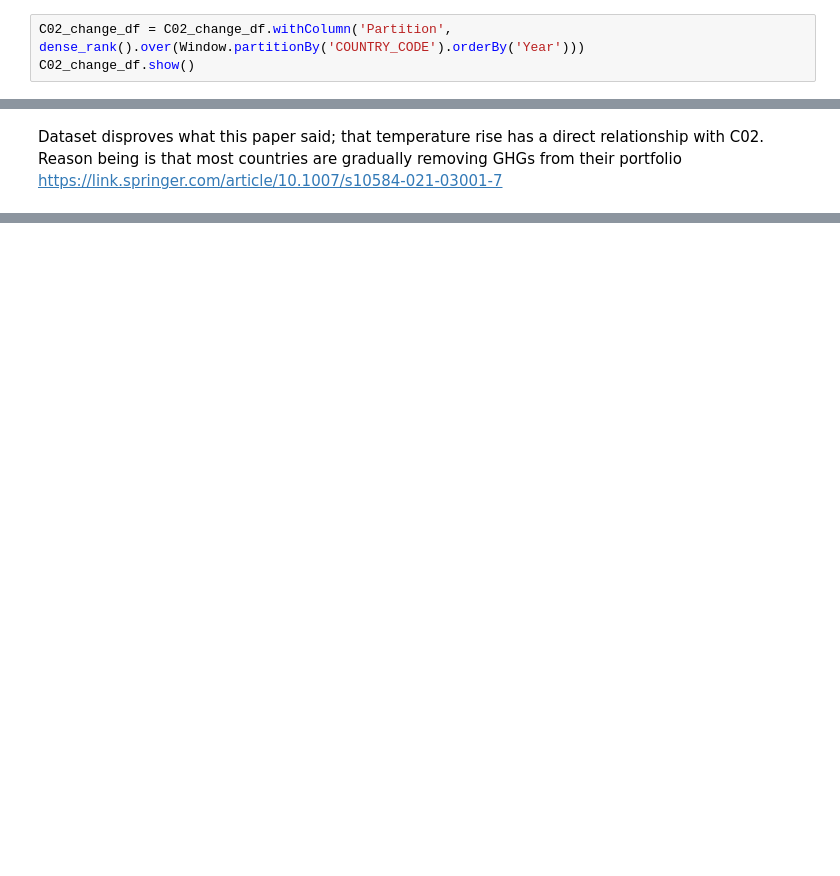
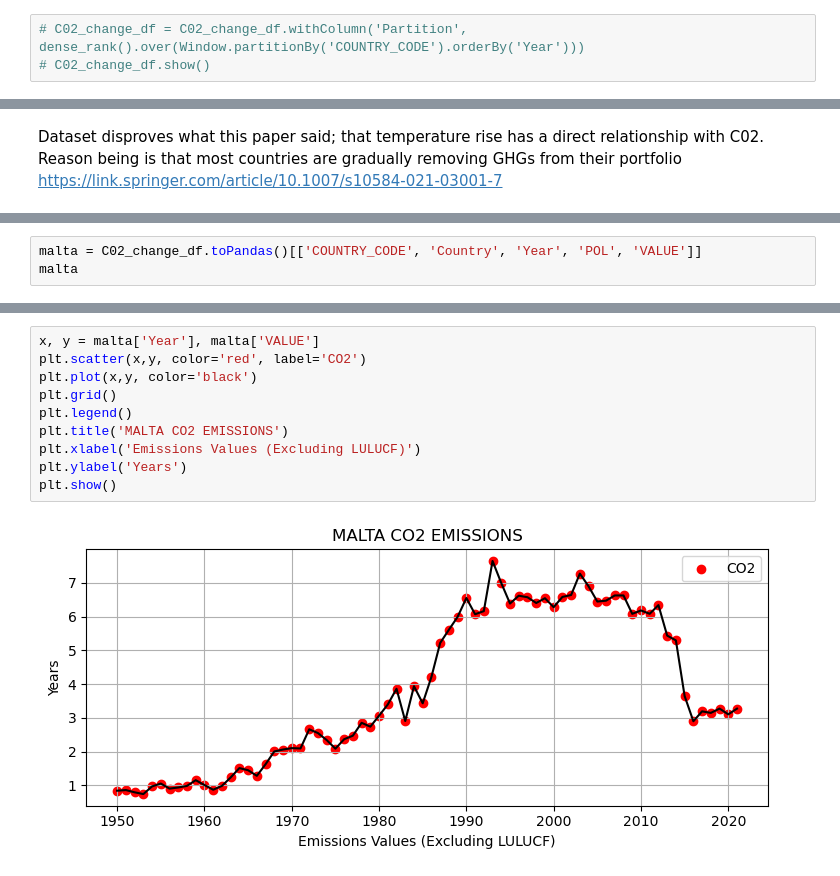
Before and after one commit to camagaKhan/BigDataProcessingClimateChange, a Jupyter notebook: notebooks/ClimateChange.ipynb, the cells around one changed output, grey strips where cells are left out. Saved outputs shown, nothing was run; the diff lists cells and outputs as text; blank space fills up the shorter version.

```diff
--- a/notebooks/ClimateChange.ipynb
+++ b/notebooks/ClimateChange.ipynb
@@ -443,4 +320,4 @@ C02_change_df.show()
 only showing top 20 rows
 # %%
-C02_change_df = C02_change_df.withColumn('Partition', dense_rank().over(Window.partitionBy('COUNTRY_CODE').orderBy('Year')))
-C02_change_df.show()
+# C02_change_df = C02_change_df.withColumn('Partition', dense_rank().over(Window.partitionBy('COUNTRY_CODE').orderBy('Year')))
+# C02_change_df.show()
@@ -668,0 +336,3 @@ R-squared: 0.36162886471223143
+# %%
+malta = C02_change_df.toPandas()[['COUNTRY_CODE', 'Country', 'Year', 'POL', 'VALUE']]
+malta
@@ -668,0 +362,12 @@ R-squared: 0.36162886471223143
+# %%
+x, y = malta['Year'], malta['VALUE']
+plt.scatter(x,y, color='red', label='CO2')
+plt.plot(x,y, color='black')
+plt.grid()
+plt.legend()
+plt.title('MALTA CO2 EMISSIONS')
+plt.xlabel('Emissions Values (Excluding LULUCF)')
+plt.ylabel('Years')
+plt.show()
+# %% [output]
+[figure, added]
```
Also changed, not shown: parts of 80 cells of this notebook, 5 other files.
